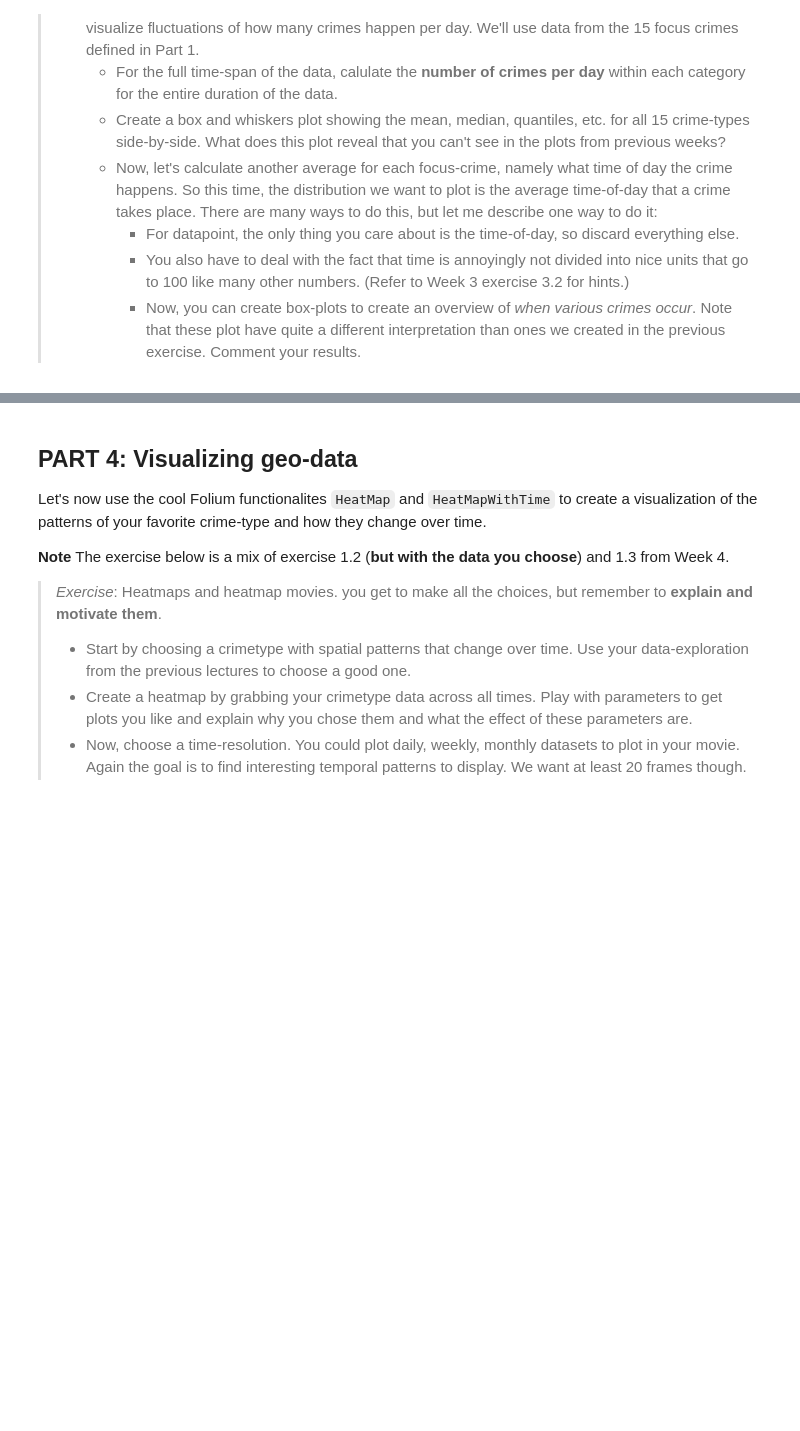
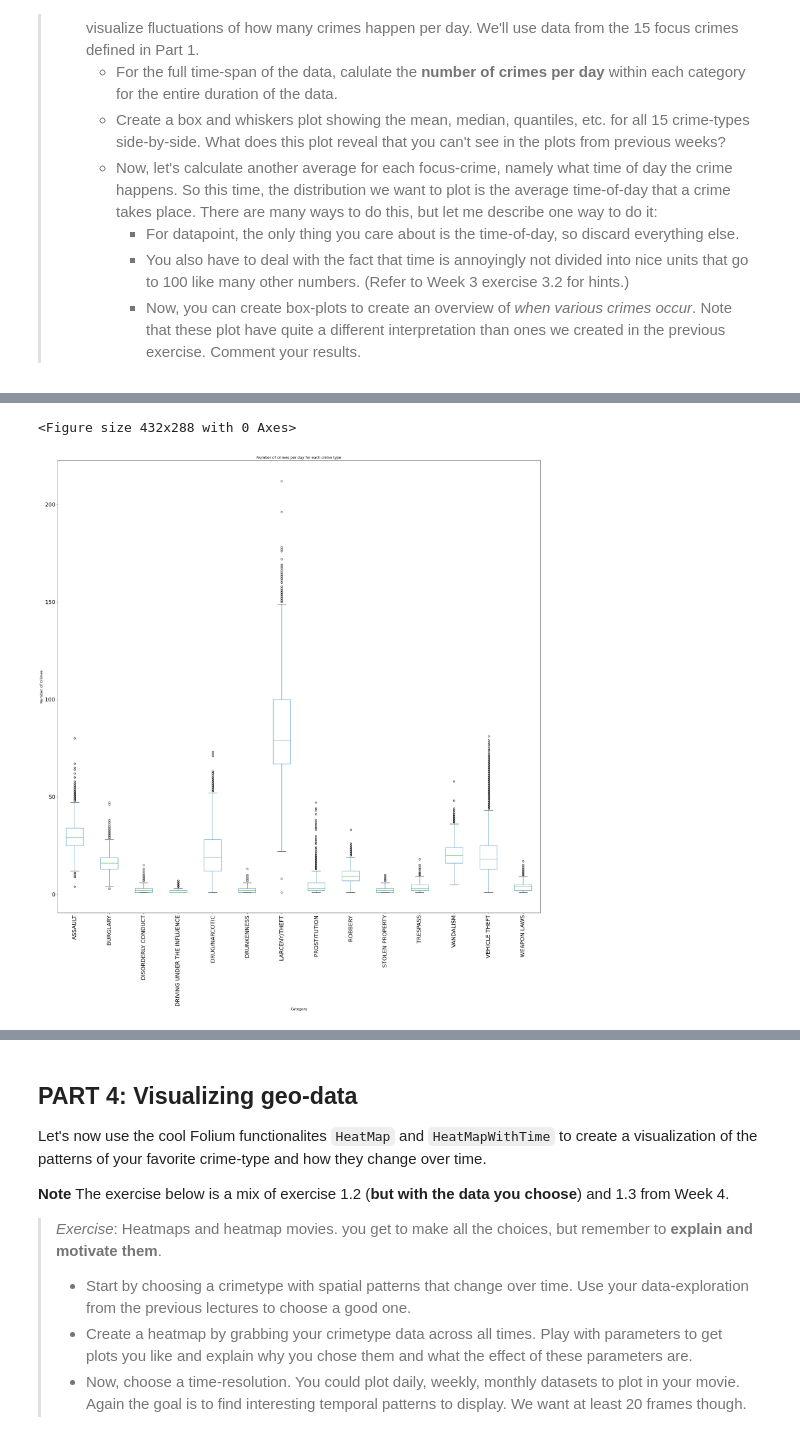
Before and after one commit to xelahalo/socialdata2022, a Jupyter notebook: Assignment1.ipynb, the cells around one changed output, grey strips where cells are left out. Saved outputs shown, nothing was run; the diff lists cells and outputs as text; code cells hidden in the pictures; blank space fills up the shorter version.

```diff
--- a/Assignment1.ipynb
+++ b/Assignment1.ipynb
@@ -270,0 +289,4 @@ The exercise below, is a selection of questions from Week 3, Part 2 and 3.
+# %%
+# Number of crimes per day for each category
+crime_group = crime_data.loc[crime_data['Category'].isin(focuscrimes)].groupby(['Category', 'Date']).size().reset_index(name='num_of_crimes')
+crime_group
@@ -270,0 +307,12 @@ The exercise below, is a selection of questions from Week 3, Part 2 and 3.
+# %%
+plt.figure()
+plt.rcParams.update({'font.size': 22})
+bp = crime_group.boxplot(by='Category', column='num_of_crimes', grid=False, figsize=(30, 30), fontsize=20, rot=90)
+bp.get_figure().suptitle('')
+plt.ylabel('Number of Crimes')
+plt.xlabel('Category')
+plt.title("Number of crimes per day for each crime type")
+plt.show()
+# %% [output]
+<Figure size 432x288 with 0 Axes>
+[figure, added]
```
Also changed, not shown: parts of 9 cells of this notebook.
